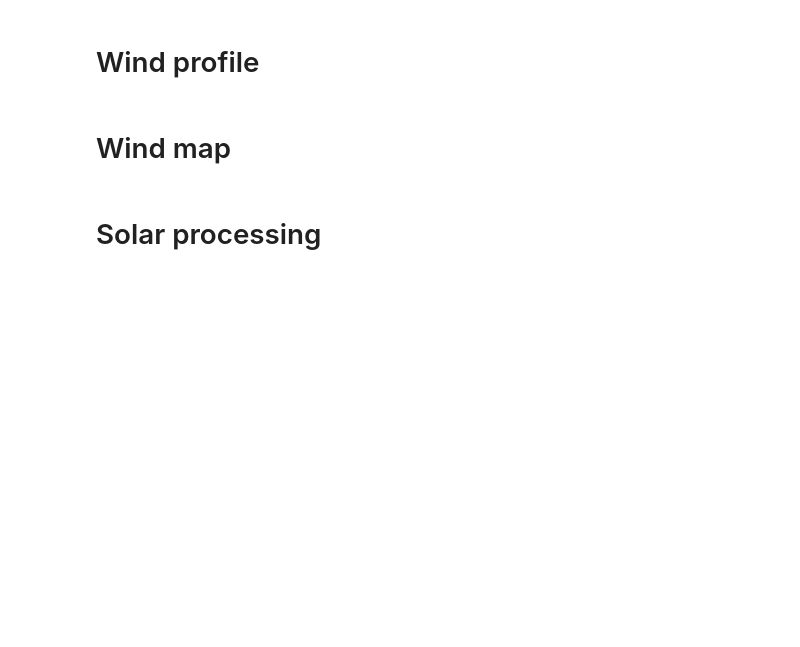
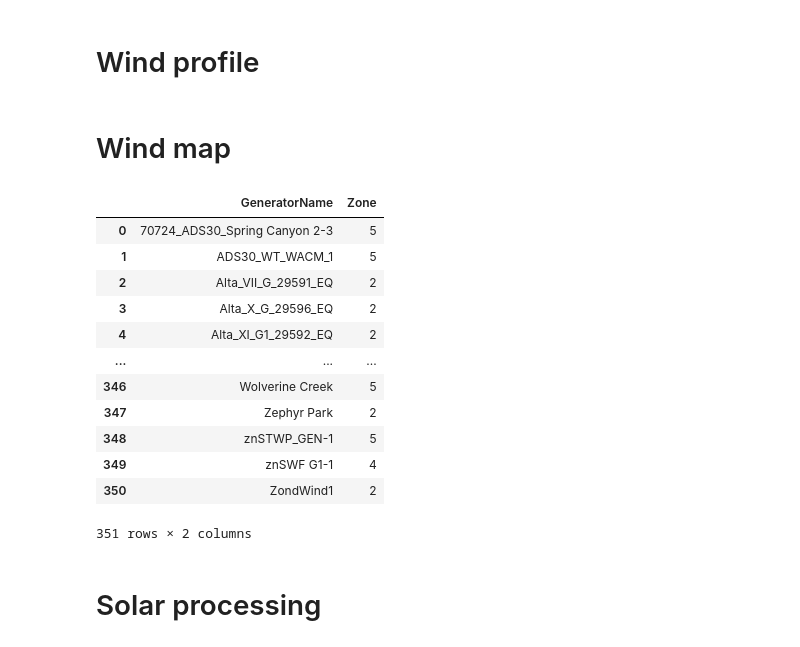
Before and after one commit to niklauskun/STESTS-Archive, a Jupyter notebook: 2032 ADS PCM V2.4.1 Public Data/ADS_Preprocessing_CurrentMiX.ipynb, the cells around one changed output. Drawn from its saved outputs; the diff is of its cells as text; code cells hidden in the pictures; blank space fills up the shorter version.

```diff
--- a/2032 ADS PCM V2.4.1 Public Data/ADS_Preprocessing_CurrentMiX.ipynb
+++ b/2032 ADS PCM V2.4.1 Public Data/ADS_Preprocessing_CurrentMiX.ipynb
@@ -199,6 +155,22 @@ windprofile.to_csv('Processed Data/WindProfile_C.csv')
 # Wind  map
 # %%
 windzone = pd.read_csv('Processed Data/Wind_C.csv', usecols=['GeneratorName','Zone'])
+# %%
+windzone
+# %% [output]
+|  | GeneratorName | Zone |
+| 0 | 70724_ADS30_Spring Canyon 2-3 | 5 |
+| 1 | ADS30_WT_WACM_1 | 5 |
+| 2 | Alta_VII_G_29591_EQ | 2 |
+| 3 | Alta_X_G_29596_EQ | 2 |
+| 4 | Alta_XI_G1_29592_EQ | 2 |
+| ... | ... | ... |
+| 346 | Wolverine Creek | 5 |
+| 347 | Zephyr Park | 2 |
+| 348 | znSTWP_GEN-1 | 5 |
+| 349 | znSWF G1-1 | 4 |
+| 350 | ZondWind1 | 2 |
+351 rows × 2 columns
 # %%
 windmap = pd.get_dummies(windzone["Zone"], dtype=int)
 windmap.to_csv('Processed Data/WindMap_C.csv')
```
Also changed, not shown: parts of 13 cells of this notebook, 9 other files.
